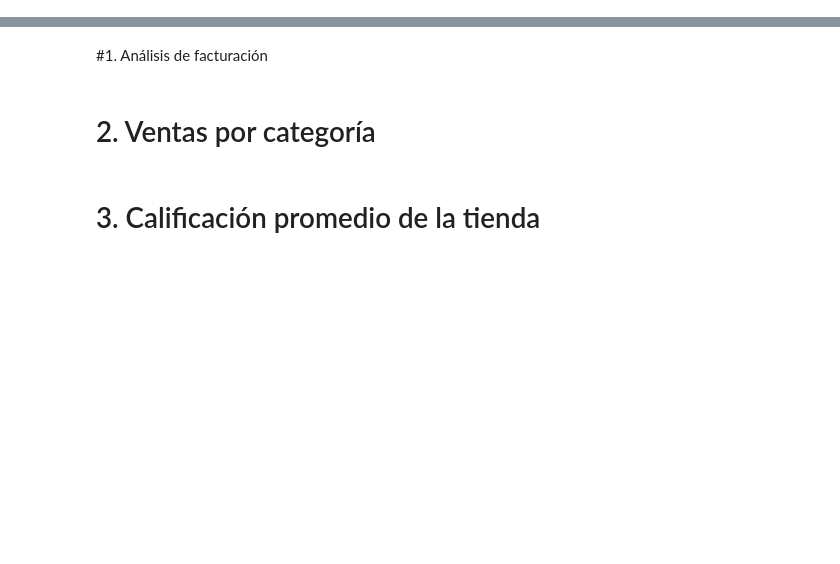
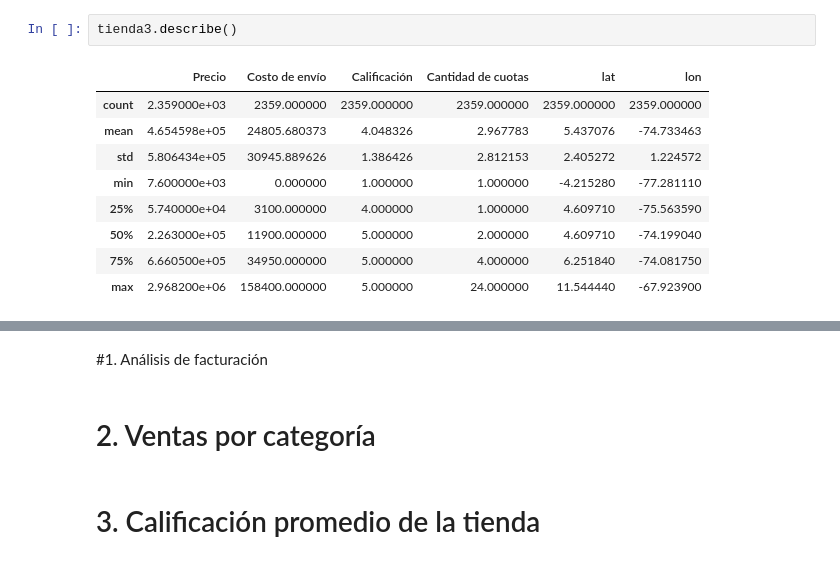
Before and after one commit to JharleCompres/Analisis-de-datos-Alura-Store, a Jupyter notebook: AluraStore.ipynb, the cells around one changed output, grey strips where cells are left out. Saved outputs shown, nothing was run; the diff lists cells and outputs as text; blank space fills up the shorter version.

```diff
--- a/AluraStore.ipynb
+++ b/AluraStore.ipynb
@@ -25,0 +152,12 @@ tienda.head()
+# %%
+tienda3.describe()
+# %% [output]
+|  | Precio | Costo de envío | Calificación | Cantidad de cuotas | lat | lon |
+| count | 2.359000e+03 | 2359.000000 | 2359.000000 | 2359.000000 | 2359.000000 | 2359.000000 |
+| mean | 4.654598e+05 | 24805.680373 | 4.048326 | 2.967783 | 5.437076 | -74.733463 |
+| std | 5.806434e+05 | 30945.889626 | 1.386426 | 2.812153 | 2.405272 | 1.224572 |
+| min | 7.600000e+03 | 0.000000 | 1.000000 | 1.000000 | -4.215280 | -77.281110 |
+| 25% | 5.740000e+04 | 3100.000000 | 4.000000 | 1.000000 | 4.609710 | -75.563590 |
+| 50% | 2.263000e+05 | 11900.000000 | 5.000000 | 2.000000 | 4.609710 | -74.199040 |
+| 75% | 6.660500e+05 | 34950.000000 | 5.000000 | 4.000000 | 6.251840 | -74.081750 |
+| max | 2.968200e+06 | 158400.000000 | 5.000000 | 24.000000 | 11.544440 | -67.923900 |
```
Also changed, not shown: parts of 13 cells of this notebook.
